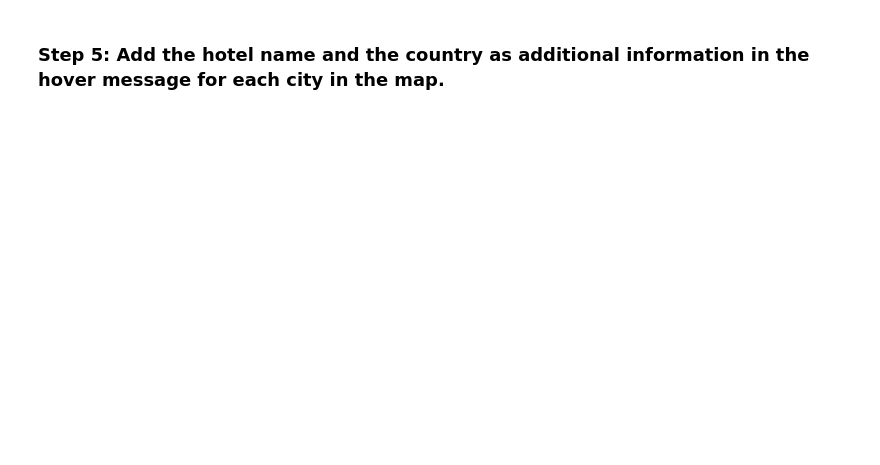
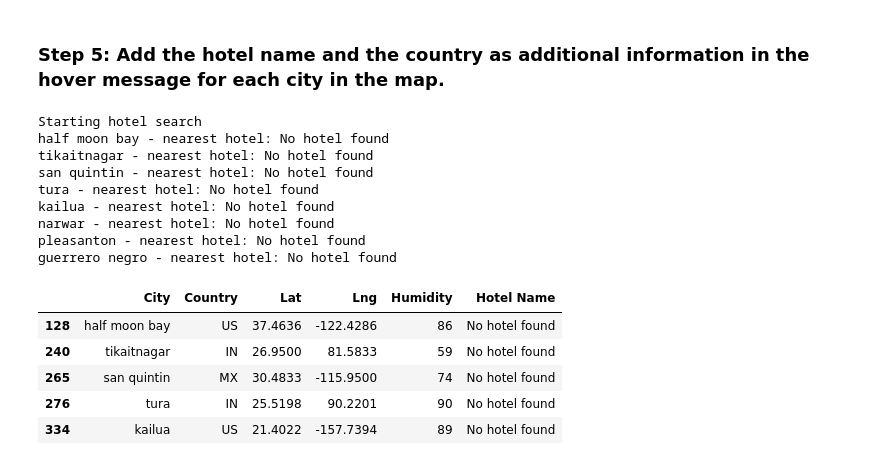
Before and after one commit to limbupella/Python-APIs, a Jupyter notebook: WeatherPy/Starter_Code/starter_code/VacationPy.ipynb, the cells around one changed output. Cells and saved outputs as stored; diff of their text form; code cells hidden in the pictures; blank space fills up the shorter version.

```diff
--- a/WeatherPy/Starter_Code/starter_code/VacationPy.ipynb
+++ b/WeatherPy/Starter_Code/starter_code/VacationPy.ipynb
@@ -166,5 +135,65 @@ rawson - nearest hotel: No hotel found
 # %% [markdown]
 ### Step 5: Add the hotel name and the country as additional information in the hover message for each city in the map.
+# %%
+# Set parameters to search for a hotel
+radius = 10000
+params = {"categories": "accommodation.hotel",
+            "apikey": geoapify_key,
+          "limit": 10
+         }
+
+# Print a message to follow up the hotel search
+print("Starting hotel search")
+
+# Iterate through the hotel_df DataFrame
+for index, row in hotel_df.iterrows():
+    # get latitude, longitude from the DataFrame
+    # YOUR CODE HERE
+    longitude = row["Lng"]
+    latitude = row["Lat"]
+
+    # Add filter and bias parameters with the current city's latitude and longitude to the params dictionary
+    params["filter"] = f"circle:{longitude},{latitude},{radius}"
+    params["bias"] = f"proximity:{latitude},{longitude}"
+
+    # Set base URL
+    base_url = "https://api.geoapify.com/v2/places"
+
+
+    # Make and API request using the params dictionaty
+    name_address = requests.get(base_url, params=params)
+
+    # Convert the API response to JSON format
+    name_address = name_address.json()
+
+    # Grab the first hotel from the results and store the name in the hotel_df DataFrame
+    try:
+        hotel_df.loc[index, "Hotel Name"] = name_address["features"][0]["properties"]["name"]
+    except (KeyError, IndexError):
+        # If no hotel is found, set the hotel name as "No hotel found".
+        hotel_df.loc[index, "Hotel Name"] = "No hotel found"
+
+    # Log the search results
+    print(f"{hotel_df.loc[index, 'City']} - nearest hotel: {hotel_df.loc[index, 'Hotel Name']}")
+
+# Display sample data
+hotel_df.head()
+# %% [output]
+Starting hotel search
+half moon bay - nearest hotel: No hotel found
+tikaitnagar - nearest hotel: No hotel found
+san quintin - nearest hotel: No hotel found
+tura - nearest hotel: No hotel found
+kailua - nearest hotel: No hotel found
+narwar - nearest hotel: No hotel found
+pleasanton - nearest hotel: No hotel found
+guerrero negro - nearest hotel: No hotel found
+|  | City | Country | Lat | Lng | Humidity | Hotel Name |
+| 128 | half moon bay | US | 37.4636 | -122.4286 | 86 | No hotel found |
+| 240 | tikaitnagar | IN | 26.9500 | 81.5833 | 59 | No hotel found |
+| 265 | san quintin | MX | 30.4833 | -115.9500 | 74 | No hotel found |
+| 276 | tura | IN | 25.5198 | 90.2201 | 90 | No hotel found |
+| 334 | kailua | US | 21.4022 | -157.7394 | 89 | No hotel found |
 # %%
 %%capture --no-display
 
```
Also changed, not shown: parts of 7 cells of this notebook, 1 other file.
